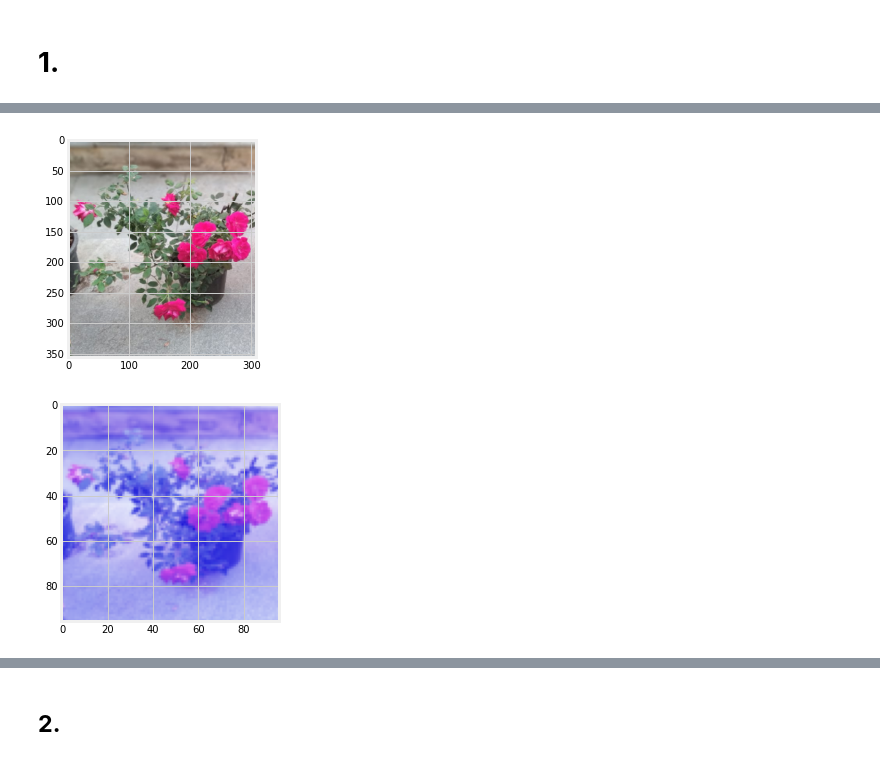
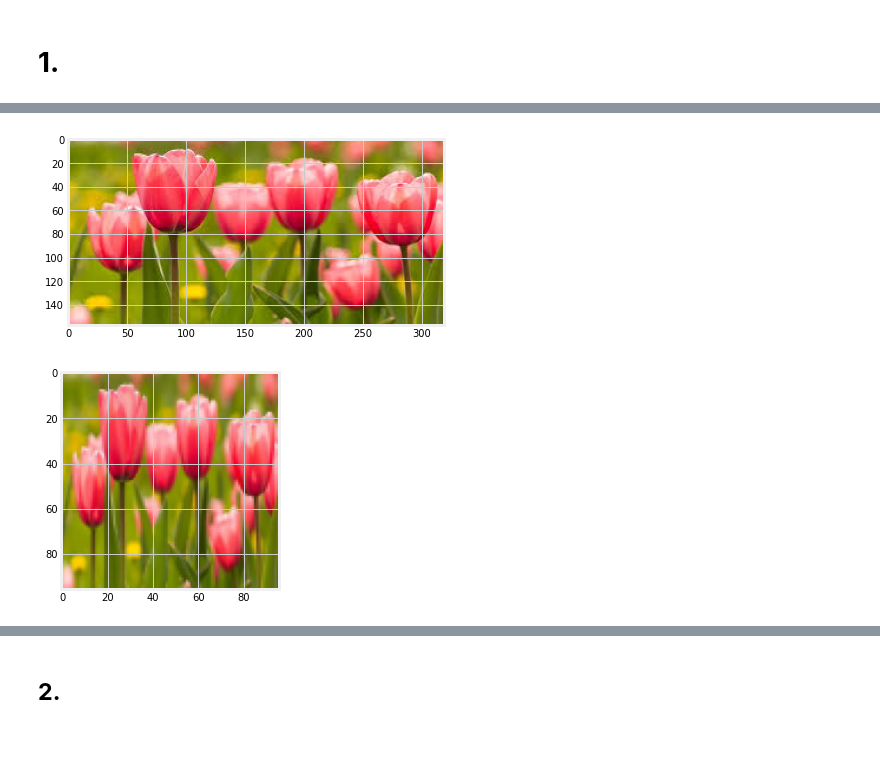
Before and after one commit to soumyavemuri/ML, a Jupyter notebook: FlowerRecognition/FlowerRecognition.ipynb, the cells around one changed output, grey strips where cells are left out. Cells and saved outputs as stored; diff of their text form; code cells hidden in the pictures.

```diff
--- a/FlowerRecognition/FlowerRecognition.ipynb
+++ b/FlowerRecognition/FlowerRecognition.ipynb
@@ -182,15 +190,15 @@ uploaded = files.upload()
 # %%
-new_image = plt.imread('rose2.PNG')
+new_image = plt.imread('tulip.jpg')
 img = plt.imshow(new_image) #display image
 # %% [output]
-[figure, old version]
+[figure, new version]
 # %%
 #resize the image
 from skimage.transform import resize
 resized_image = resize(new_image, (96,96,3))
 img = plt.imshow(resized_image) #display resized image
 # %% [output]
-[figure, old version]
+[figure, new version]
 # %%
 predict = model.predict(np.array([resized_image]))
 #Show the predictions
```
Also changed, not shown: parts of 31 cells of this notebook.
